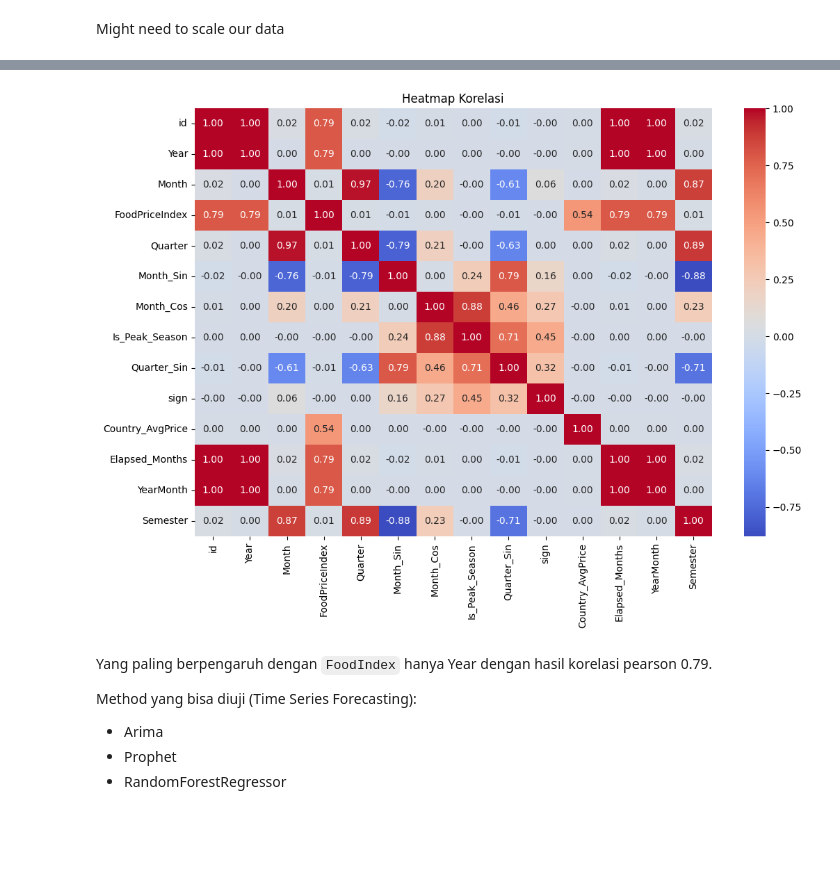
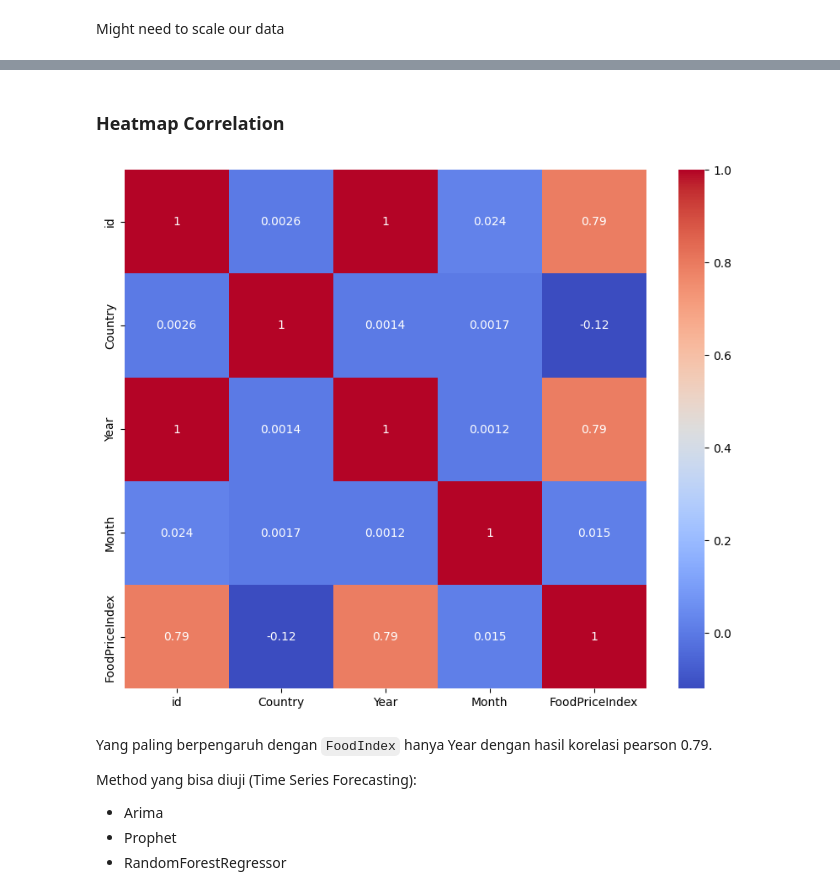
Before and after one commit to Akma86/Adikar-Data-Mining, a Jupyter notebook: adikara2024-datamining/bestScore.ipynb, the cells around one changed output, grey strips where cells are left out. Cells and saved outputs as stored; diff of their text form; code cells hidden in the pictures; blank space fills up the shorter version.

```diff
--- a/adikara2024-datamining/bestScore.ipynb
+++ b/adikara2024-datamining/bestScore.ipynb
@@ -224,46 +181,18 @@ Passing `palette` without assigning `hue` is deprecated and will be removed in v
-# %%
-train['Quarter'] = (train['Month'] - 1) // 3 + 1
-test['Quarter'] = (test['Month'] - 1) // 3 + 1
-
-train['Month_Sin'] = np.sin(2 * np.pi * train['Month'] / 12)
-train['Month_Cos'] = np.cos(2 * np.pi * train['Month'] / 12)
-
-test['Month_Sin'] = np.sin(2 * np.pi * test['Month'] / 12)
-test['Month_Cos'] = np.cos(2 * np.pi * test['Month'] / 12)
-
-train['Is_Peak_Season'] = train['Quarter'].isin([1, 4]).astype(int)  # Asumsi musim panen di kuartal 1 & 4
-test['Is_Peak_Season'] = test['Quarter'].isin([1, 4]).astype(int)  # Asumsi musim panen di kuartal 1 & 4
-
-train['Quarter_Sin'] = np.sin(2 * np.pi * train['Quarter'] / 4)
-test['Quarter_Cos'] = np.cos(2 * np.pi * test['Quarter'] / 4)
-
-train['sign'] = train['Month'].apply(lambda x: 1 if x in [3, 11] else 0)
-
-country_avg = train.groupby('Country')['FoodPriceIndex'].mean()
-train['Country_AvgPrice'] = train['Country'].map(country_avg)
-
-# Waktu berlalu dari awal dataset
-train['Elapsed_Months'] = (train['Year'] - train['Year'].min()) * 12 + train['Month']
-
-# Kombinasi Year dan Month menjadi YYYYMM
-train['YearMonth'] = train['Year'] * 100 + train['Month']
-
-# Menambahkan kolom kuartal
-train['Quarter'] = ((train['Month'] - 1) // 3) + 1
-
-# Menambahkan kolom semester
-train['Semester'] = ((train['Month'] - 1) // 6) + 1
-# %%
-# Hitung matriks korelasi
-corr = train.corr(numeric_only=True)  # Pastikan hanya kolom numerik yang digunakan
-
-# Buat heatmap
-plt.figure(figsize=(12, 8))  # Atur ukuran figur
-sns.heatmap(corr, annot=True, fmt=".2f", cmap="coolwarm", cbar=True)
-plt.title("Heatmap Korelasi")
-plt.show()
-# %% [output]
-[figure, removed]
+# %% [markdown]
+### Heatmap Correlation
+# %%
+le = LabelEncoder()
+
+train2 = train.copy()
+
+train2['Country'] = le.fit_transform(train2['Country'])
+
+corr_mat = train2.corr()
+plt.figure(figsize=(10, 8))
+sns.heatmap(corr_mat, annot=True, cmap='coolwarm')
+plt.show()
+# %% [output]
+[figure, added]
 # %% [markdown]
 Yang paling berpengaruh dengan `FoodIndex` hanya Year dengan hasil korelasi pearson 0.79.
 
```
Also changed, not shown: parts of 38 cells of this notebook, 1 other file.
